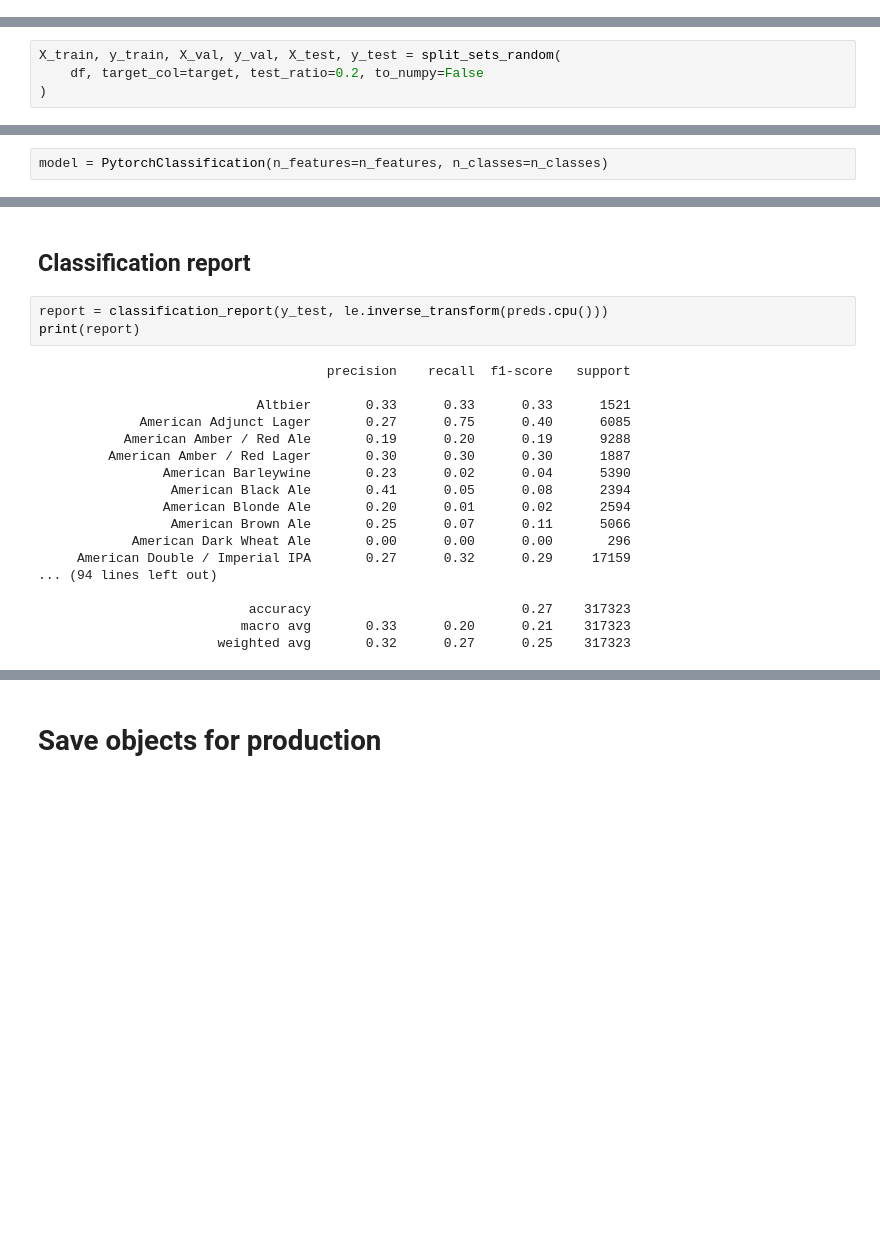
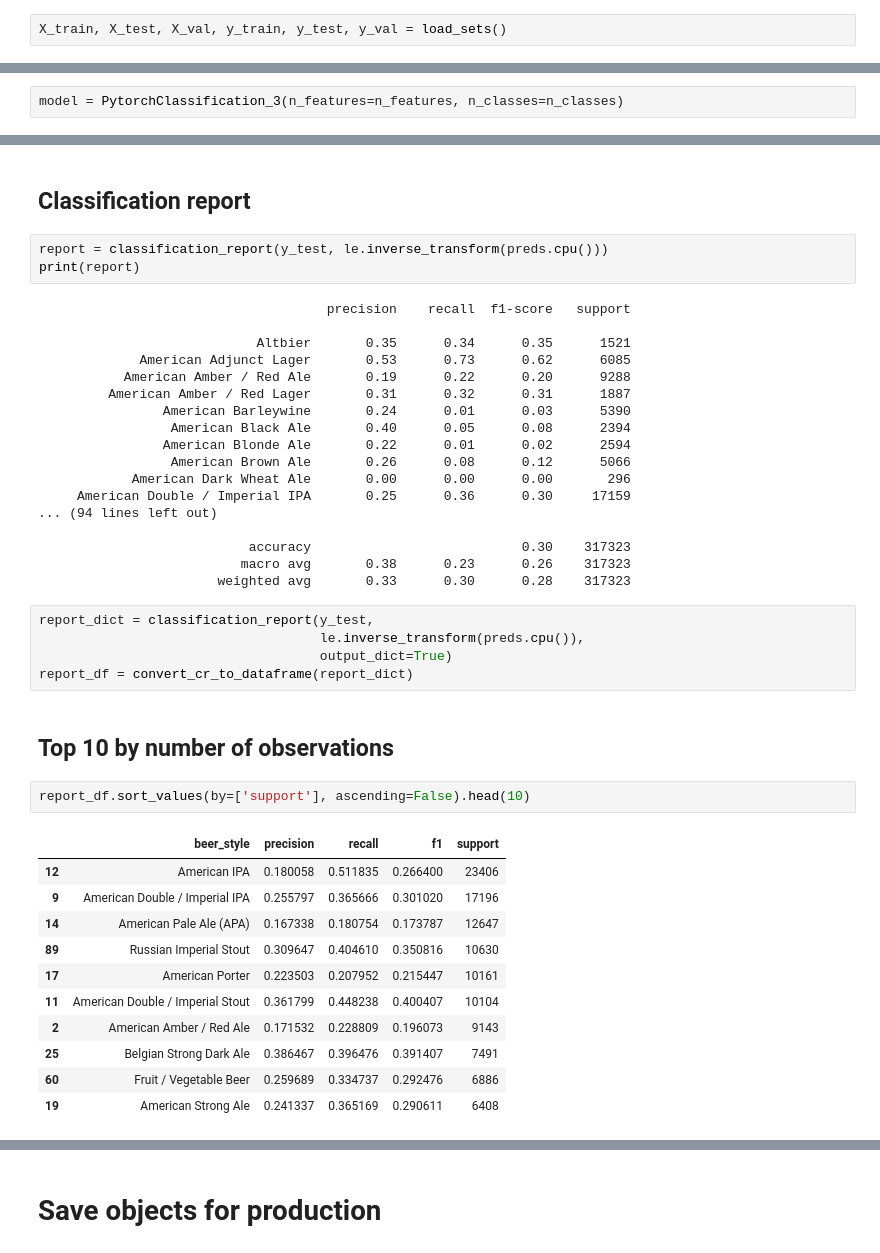
Before and after one commit to roger-yu-ds/assignment_2, a Jupyter notebook: notebooks/3_pytorch.ipynb, the cells around one changed output, grey strips where cells are left out. Saved outputs shown, nothing was run; the diff lists cells and outputs as text; blank space fills up the shorter version.

```diff
--- a/notebooks/3_pytorch.ipynb
+++ b/notebooks/3_pytorch.ipynb
@@ -71 +60,3 @@ df.loc[:, 'brewery_name'] = s
+# %%
+X_train, X_test, X_val, y_train, y_test, y_val = load_sets()
 # %%
@@ -75,6 +77,2 @@ df.brewery_name.value_counts(normalize=True)
-# %%
-X_train, y_train, X_val, y_val, X_test, y_test = split_sets_random(
-    df, target_col=target, test_ratio=0.2, to_numpy=False
-)
 # %%
 y_val.value_counts(normalize=True)
@@ -131,6 +181,6 @@ test_dataset = PytorchDataset(X=X_test_trans, y=y_test_trans)
 # %% [markdown]
 # Classification model
 # %%
-model = PytorchClassification(n_features=n_features, n_classes=n_classes)
+model = PytorchClassification_3(n_features=n_features, n_classes=n_classes)
 # %%
 model.to(device)
@@ -204,18 +266,39 @@ print(report)
 # %% [output]
                                      precision    recall  f1-score   support
 
-                            Altbier       0.33      0.33      0.33      1521
-             American Adjunct Lager       0.27      0.75      0.40      6085
-           American Amber / Red Ale       0.19      0.20      0.19      9288
-         American Amber / Red Lager       0.30      0.30      0.30      1887
-                American Barleywine       0.23      0.02      0.04      5390
-                 American Black Ale       0.41      0.05      0.08      2394
-                American Blonde Ale       0.20      0.01      0.02      2594
-                 American Brown Ale       0.25      0.07      0.11      5066
+                            Altbier       0.35      0.34      0.35      1521
+             American Adjunct Lager       0.53      0.73      0.62      6085
+           American Amber / Red Ale       0.19      0.22      0.20      9288
+         American Amber / Red Lager       0.31      0.32      0.31      1887
+                American Barleywine       0.24      0.01      0.03      5390
+                 American Black Ale       0.40      0.05      0.08      2394
+                American Blonde Ale       0.22      0.01      0.02      2594
+                 American Brown Ale       0.26      0.08      0.12      5066
             American Dark Wheat Ale       0.00      0.00      0.00       296
-     American Double / Imperial IPA       0.27      0.32      0.29     17159
+     American Double / Imperial IPA       0.25      0.36      0.30     17159
 ... (94 lines left out)
 
-                           accuracy                           0.27    317323
-                          macro avg       0.33      0.20      0.21    317323
-                       weighted avg       0.32      0.27      0.25    317323
+                           accuracy                           0.30    317323
+                          macro avg       0.38      0.23      0.26    317323
+                       weighted avg       0.33      0.30      0.28    317323
+# %%
+report_dict = classification_report(y_test,
+                                    le.inverse_transform(preds.cpu()),
+                                    output_dict=True)
+report_df = convert_cr_to_dataframe(report_dict)
+# %% [markdown]
+## Top 10 by number of observations
+# %%
+report_df.sort_values(by=['support'], ascending=False).head(10)
+# %% [output]
+|  | beer_style | precision | recall | f1 | support |
+| 12 | American IPA | 0.180058 | 0.511835 | 0.266400 | 23406 |
+| 9 | American Double / Imperial IPA | 0.255797 | 0.365666 | 0.301020 | 17196 |
+| 14 | American Pale Ale (APA) | 0.167338 | 0.180754 | 0.173787 | 12647 |
+| 89 | Russian Imperial Stout | 0.309647 | 0.404610 | 0.350816 | 10630 |
+| 17 | American Porter | 0.223503 | 0.207952 | 0.215447 | 10161 |
+| 11 | American Double / Imperial Stout | 0.361799 | 0.448238 | 0.400407 | 10104 |
+| 2 | American Amber / Red Ale | 0.171532 | 0.228809 | 0.196073 | 9143 |
+| 25 | Belgian Strong Dark Ale | 0.386467 | 0.396476 | 0.391407 | 7491 |
+| 60 | Fruit / Vegetable Beer | 0.259689 | 0.334737 | 0.292476 | 6886 |
+| 19 | American Strong Ale | 0.241337 | 0.365169 | 0.290611 | 6408 |
```
Also changed, not shown: parts of 31 cells of this notebook, 20 other files.
